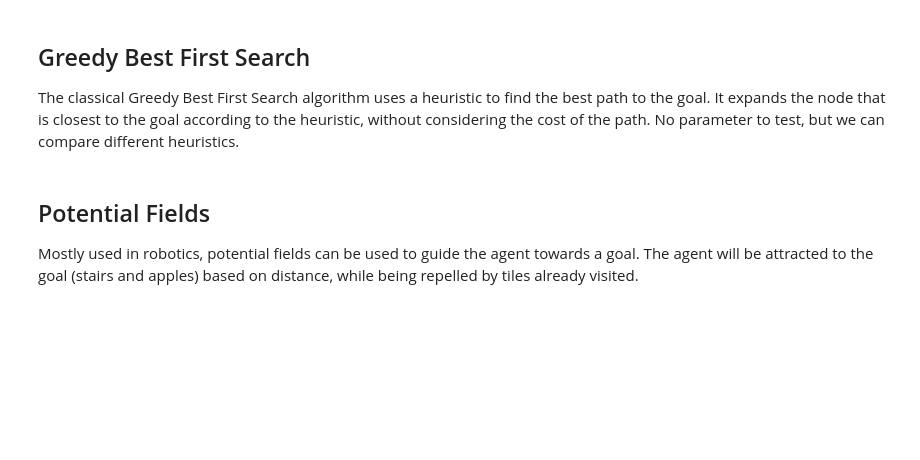
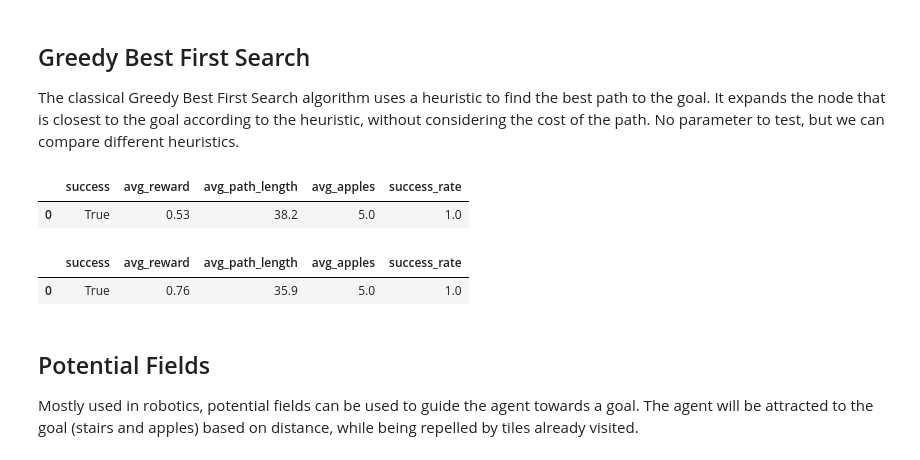
Before and after one commit to Alexthw46/AIF, a Jupyter notebook: Benchmark_Offline.ipynb, the cells around one changed output. Cells and saved outputs as stored; diff of their text form; code cells hidden in the pictures; blank space fills up the shorter version.

```diff
--- a/Benchmark_Offline.ipynb
+++ b/Benchmark_Offline.ipynb
@@ -109,0 +195,14 @@ simulate_with_heuristic(simple_room_env, greedy_best_first_search, heuristic=cac
+# %%
+manhattan_greedy_df = benchmark_simulation(lava_env_generator, greedy_best_first_search, seeds, {},
+                                           heuristic=manhattan_distance, )
+# %%
+manhattan_greedy_avg_df = manhattan_greedy_df.groupby(['success']).agg(
+    avg_reward=('reward', 'mean'),
+    avg_path_length=('path_length', 'mean'),
+    avg_apples=('apples_eaten', 'mean'),
+    success_rate=('success', 'mean')
+).reset_index()
+manhattan_greedy_avg_df
+# %% [output]
+|  | success | avg_reward | avg_path_length | avg_apples | success_rate |
+| 0 | True | 0.53 | 38.2 | 5.0 | 1.0 |
@@ -110,3 +211,14 @@ simulate_with_heuristic(simple_room_env, greedy_best_first_search, heuristic=cac
+# %%
+bfs_greedy_avg_df = bfs_greedy_df.groupby(['success']).agg(
+    avg_reward=('reward', 'mean'),
+    avg_path_length=('path_length', 'mean'),
+    avg_apples=('apples_eaten', 'mean'),
+    success_rate=('success', 'mean')
+).reset_index()
+bfs_greedy_avg_df
+# %% [output]
+|  | success | avg_reward | avg_path_length | avg_apples | success_rate |
+| 0 | True | 0.76 | 35.9 | 5.0 | 1.0 |
 # %% [markdown]
 ## Potential Fields
 Mostly used in robotics, potential fields can be used to guide the agent towards a goal.
```
Also changed, not shown: parts of 22 cells of this notebook, 10 other files.
